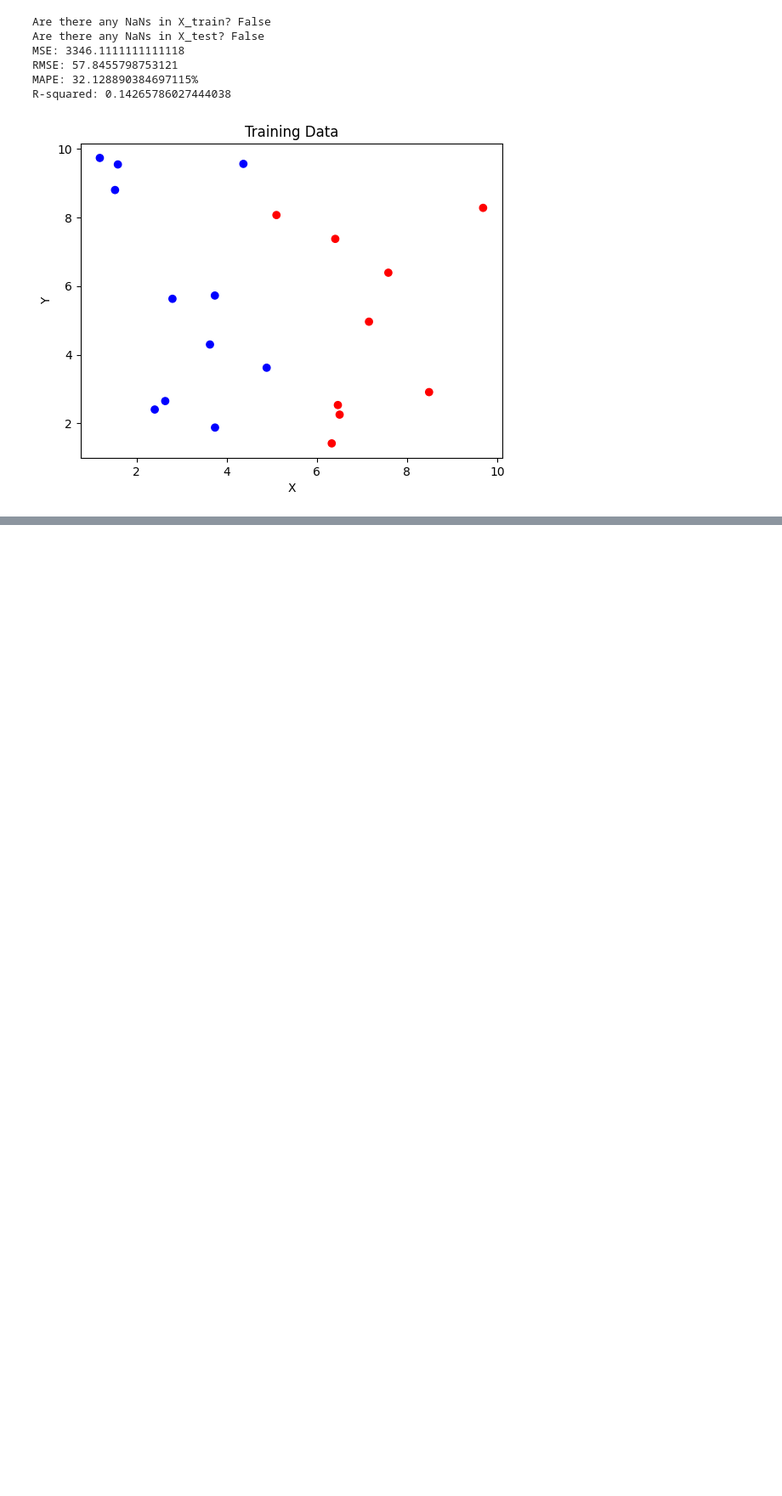
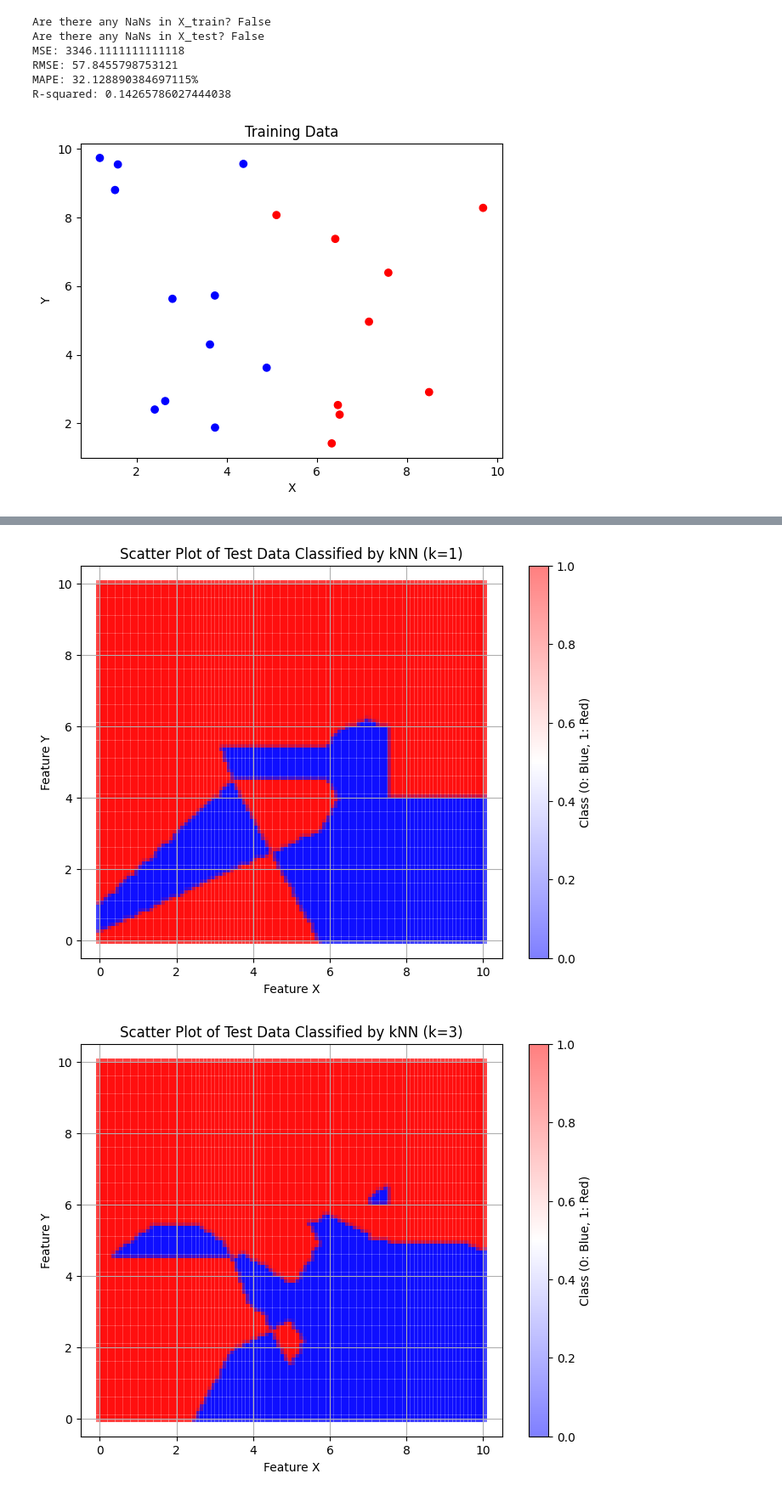
Before and after one commit to Tharun173/CSE22173-ML-LAB, a Jupyter notebook: Lab04.ipynb, the cells around one changed output, grey strips where cells are left out. Shown at 85% size. Cells and saved outputs as stored; diff of their text form; code cells hidden in the pictures; blank space fills up the shorter version.

```diff
--- a/Lab04.ipynb
+++ b/Lab04.ipynb
@@ -174,12 +158,0 @@ ValueError: X has 2 features, but KNeighborsClassifier is expecting 6 features a
-# %%
-for k in [1, 3, 5, 7, 9]:
-    knn = KNeighborsClassifier(n_neighbors=k)
-    knn.fit(X_train, y_train)
-    y_pred = knn.predict(X_test)
-
-    # Scatter plot of test data for each k
-    plt.scatter(X_test[:, 0], X_test[:, 1], c=y_pred, cmap='bwr', alpha=0.5)
-    plt.xlabel('X')
-    plt.ylabel('Y')
-    plt.title(f'kNN Classification (k={k})')
-    plt.show()
@@ -222,0 +240,46 @@ Traceback (most recent call last):
+# %%
+# A5
+import numpy as np
+import matplotlib.pyplot as plt
+from sklearn.neighbors import KNeighborsClassifier
+
+# Seed for reproducibility
+np.random.seed(42)
+
+# Generate training data
+X_train = np.random.randint(1, 11, size=20)
+Y_train = np.random.randint(1, 11, size=20)
+classes = np.random.choice([0, 1], size=20)
+
+# Combine X_train and Y_train into a single array for training
+training_data = np.column_stack((X_train, Y_train))
+
+# Generate test data
+x_values = np.arange(0, 10.1, 0.1)
+y_values = np.arange(0, 10.1, 0.1)
+X_test, Y_test = np.meshgrid(x_values, y_values)
+test_data = np.column_stack((X_test.ravel(), Y_test.ravel()))
+
+# Values of k to test
+k_values = [1, 3, 5, 10, 15]
+
+for k in k_values:
+    # Create the kNN classifier
+    knn = KNeighborsClassifier(n_neighbors=k)
+    knn.fit(training_data, classes)
+
+    # Classify test data
+    test_predictions = knn.predict(test_data)
+
+    # Plot test data output
+    plt.figure(figsize=(8, 6))
+    scatter = plt.scatter(test_data[:, 0], test_data[:, 1], c=test_predictions, cmap='bwr', alpha=0.5, marker='s', edgecolor='none')
+    plt.colorbar(scatter, label='Class (0: Blue, 1: Red)')
+    plt.xlabel('Feature X')
+    plt.ylabel('Feature Y')
+    plt.title(f'Scatter Plot of Test Data Classified by kNN (k={k})')
+    plt.grid(True)
+    plt.show()
+# %% [output]
+[figure, added]
+[figure, added]
```
Also changed, not shown: parts of 8 cells of this notebook.
